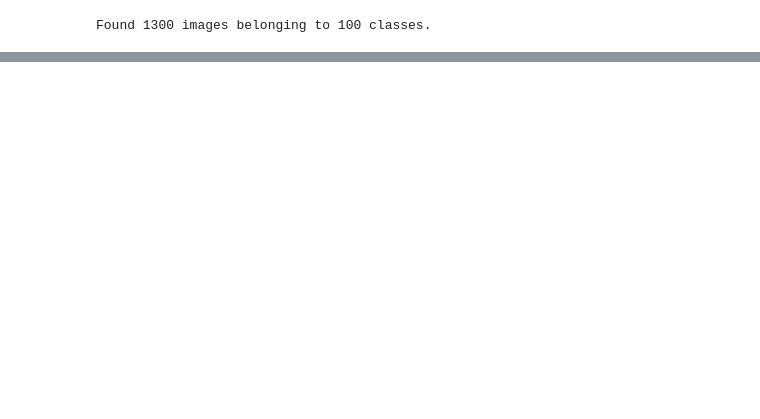
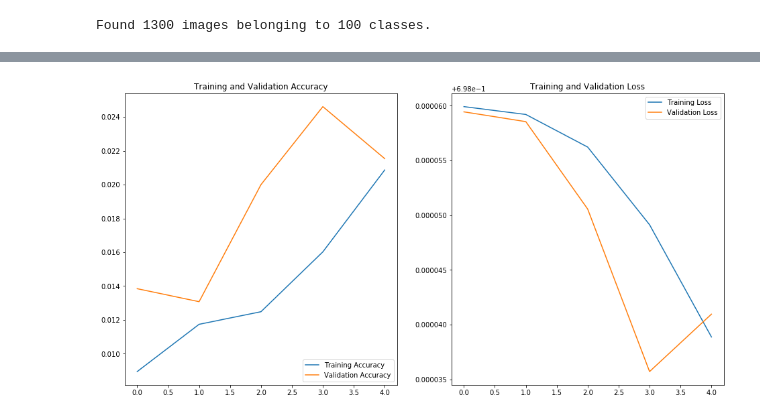
Before and after one commit to Lan2u/AircraftClassifier, a Jupyter notebook: classify_images_new.ipynb, the cells around one changed output, grey strips where cells are left out. Saved outputs shown, nothing was run; the diff lists cells and outputs as text; code cells hidden in the pictures; blank space fills up the shorter version.

```diff
--- a/classify_images_new.ipynb
+++ b/classify_images_new.ipynb
@@ -71,7 +71,8 @@ Found 5367 images belonging to 100 classes.
 val_data_gen = validation_image_generator.flow_from_directory(batch_size=batch_size,
                                                               directory=VALIDATION_DIR,
                                                               target_size=(IMG_HEIGHT, IMG_WIDTH),
-                                                              class_mode='binary')
+                                                              color_mode="grayscale",
+                                                              class_mode='categorical')
 # %% [output]
 Found 1300 images belonging to 100 classes.
 # %%
@@ -89,3 +100,14 @@ model = Sequential([
+# %%
+model = Sequential([
+    tf.keras.layers.Conv2D(32, (3,3), activation='relu', input_shape=(IMG_HEIGHT, IMG_WIDTH,1)),
+    tf.keras.layers.Conv2D(64, (3,3), activation='relu'),
+    tf.keras.layers.MaxPooling2D(2,2),
+    tf.keras.layers.Dropout(0.25),
+    tf.keras.layers.Flatten(),
+    tf.keras.layers.Dense(128, activation='relu'),
+    tf.keras.layers.Dropout(0.5),
+    tf.keras.layers.Dense(100, activation='softmax')
+])
 # %%
 model.compile(optimizer='adam',
               loss=tf.keras.losses.BinaryCrossentropy(from_logits=True),
@@ -111,9 +135,8 @@ Trainable params: 10,641,441
 Non-trainable params: 0
 _________________________________________________________________
 # %%
-epochs = 5
-history = model.fit(train_data_gen, epochs=epochs, validation_data = val_data_gen, verbose = 1)
-history_all_aug = model.fit(train_image_generator_all_aug, epochs=epochs, validation_data = val_data_gen, verbose = 1)
-history_rot_aug = model.fit(train_image_generator_rot_aug, epochs=epochs, validation_data = val_data_gen, verbose = 1)
+history = model.fit(train_data_gen_batches, epochs=epochs, validation_data = val_data_gen, verbose = 1)
+# history_all_aug = model.fit(train_image_generator_all_aug, epochs=epochs, validation_data = val_data_gen, verbose = 1)
+# history_rot_aug = model.fit(train_image_generator_rot_aug, epochs=epochs, validation_data = val_data_gen, verbose = 1)
 # %% [output]
 Epoch 1/5
@@ -129,22 +152,24 @@ KeyboardInterrupt:
 # %%
-acc = history_rot_aug.history['accuracy']
-val_acc = history_rot_aug.history['val_accuracy']
+acc = history.history['accuracy']
+val_acc = history.history['val_accuracy']
 
-loss = history_rot_aug.history['loss']
-val_loss = history_rot_aug.history['val_loss']
+loss = history.history['loss']
+val_loss = history.history['val_loss']
 
 epochs_range = range(epochs)
 
 plt.figure(figsize=(16,8))
 plt.subplot(1,2,1)
 plt.plot(epochs_range, acc, label='Training Accuracy')
 plt.plot(epochs_range, val_acc, label='Validation Accuracy')
 plt.legend(loc='lower right')
 plt.title('Training and Validation Accuracy')
 
 plt.subplot(1, 2, 2)
 plt.plot(epochs_range, loss, label='Training Loss')
 plt.plot(epochs_range, val_loss, label='Validation Loss')
 plt.legend(loc='upper right')
 plt.title('Training and Validation Loss')
 plt.show()
+# %% [output]
+[figure, added]
```
Also changed, not shown: parts of 13 cells of this notebook, 1 other file.
